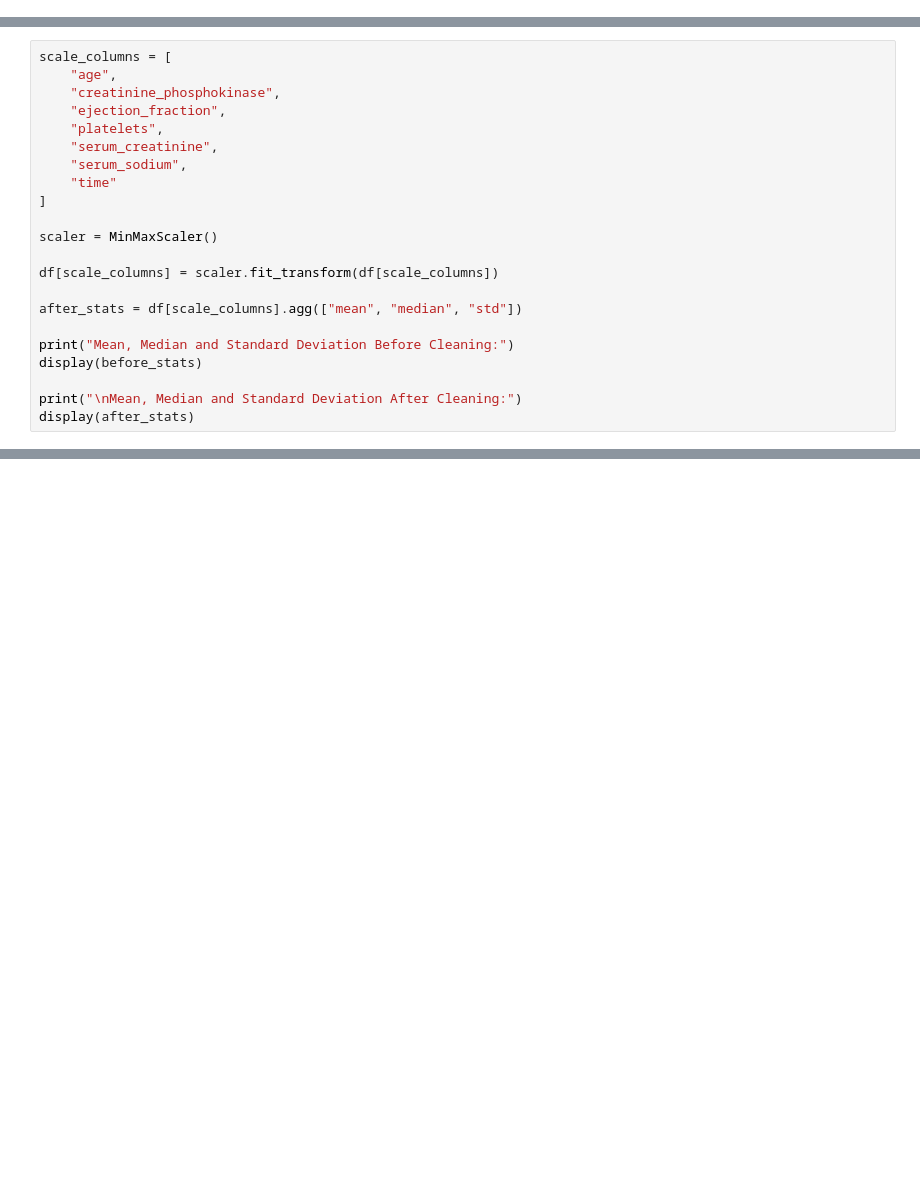
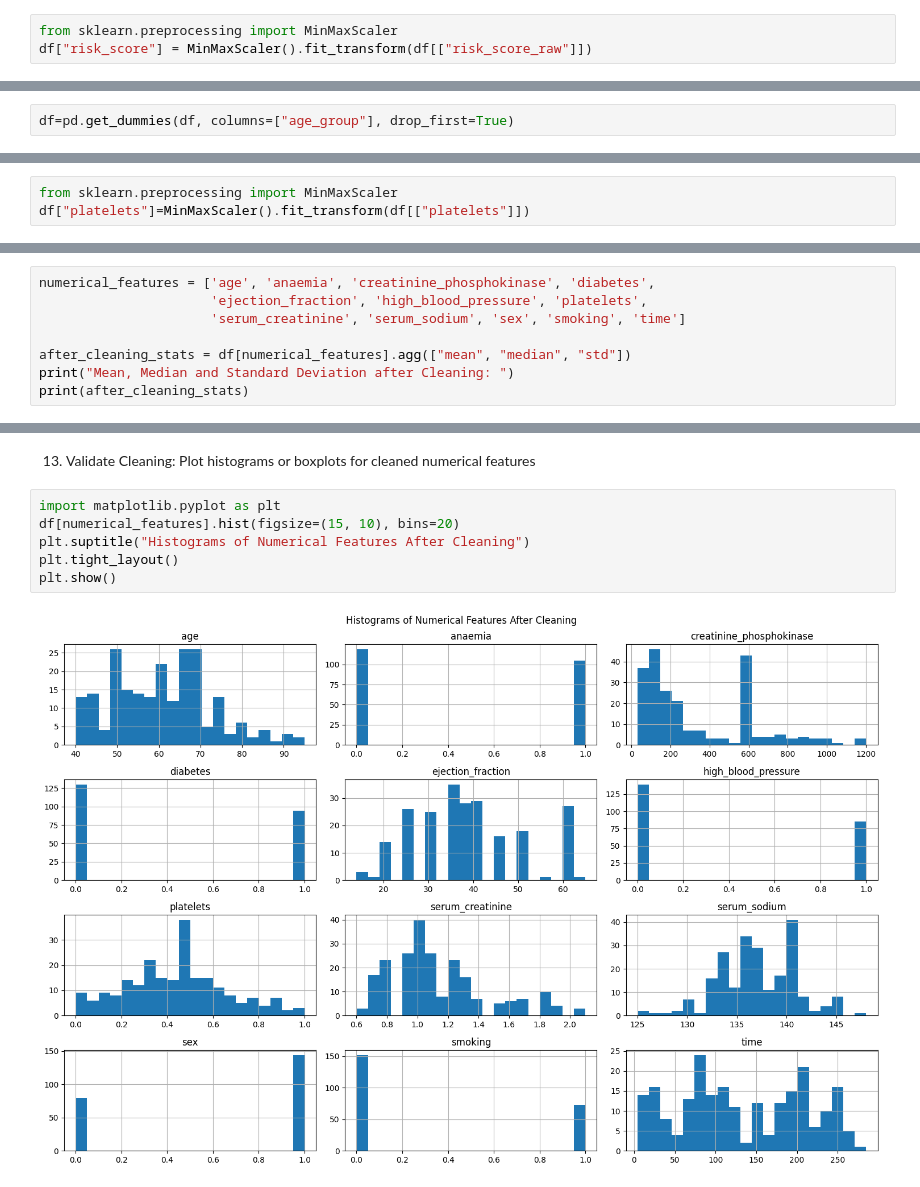
Before and after one commit to zaidkid/CSET343, a Jupyter notebook: CSET343_Lab_2.ipynb, the cells around one changed output, grey strips where cells are left out. Cells and saved outputs as stored; diff of their text form; blank space fills up the shorter version.

```diff
--- a/CSET343_Lab_2.ipynb
+++ b/CSET343_Lab_2.ipynb
@@ -229,0 +289,3 @@ Feature engineering and categorical encoding completed.
+# %%
+from sklearn.preprocessing import MinMaxScaler
+df["risk_score"] = MinMaxScaler().fit_transform(df[["risk_score_raw"]])
@@ -229,0 +303,2 @@ Feature engineering and categorical encoding completed.
+# %%
+df=pd.get_dummies(df, columns=["age_group"], drop_first=True)
@@ -229,0 +333,3 @@ Feature engineering and categorical encoding completed.
+# %%
+from sklearn.preprocessing import MinMaxScaler
+df["platelets"]=MinMaxScaler().fit_transform(df[["platelets"]])
@@ -230,23 +347,9 @@ Feature engineering and categorical encoding completed.
 # %%
-scale_columns = [
-    "age",
-    "creatinine_phosphokinase",
-    "ejection_fraction",
-    "platelets",
-    "serum_creatinine",
-    "serum_sodium",
-    "time"
-]
+numerical_features = ['age', 'anaemia', 'creatinine_phosphokinase', 'diabetes',
+                      'ejection_fraction', 'high_blood_pressure', 'platelets',
+                      'serum_creatinine', 'serum_sodium', 'sex', 'smoking', 'time']
 
-scaler = MinMaxScaler()
-
-df[scale_columns] = scaler.fit_transform(df[scale_columns])
-
-after_stats = df[scale_columns].agg(["mean", "median", "std"])
-
-print("Mean, Median and Standard Deviation Before Cleaning:")
-display(before_stats)
-
-print("\nMean, Median and Standard Deviation After Cleaning:")
-display(after_stats)
+after_cleaning_stats = df[numerical_features].agg(["mean", "median", "std"])
+print("Mean, Median and Standard Deviation after Cleaning: ")
+print(after_cleaning_stats)
 # %% [output]
@@ -319,0 +371,10 @@ Cleaned CSV and Excel files saved successfully.
+# %% [markdown]
+13. Validate Cleaning: Plot histograms or boxplots for cleaned numerical features
+# %%
+import matplotlib.pyplot as plt
+df[numerical_features].hist(figsize=(15, 10), bins=20)
+plt.suptitle("Histograms of Numerical Features After Cleaning")
+plt.tight_layout()
+plt.show()
+# %% [output]
+[figure, added]
```
Also changed, not shown: parts of 47 cells of this notebook.
